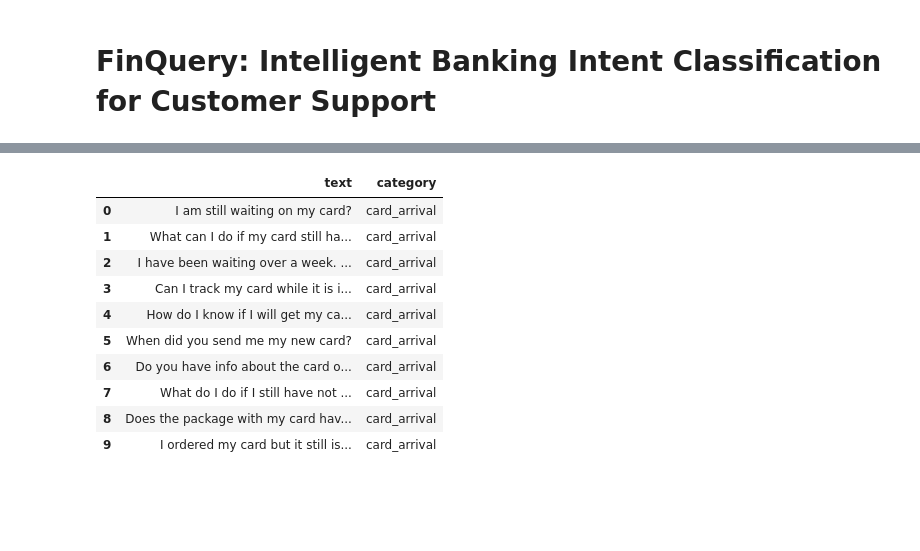
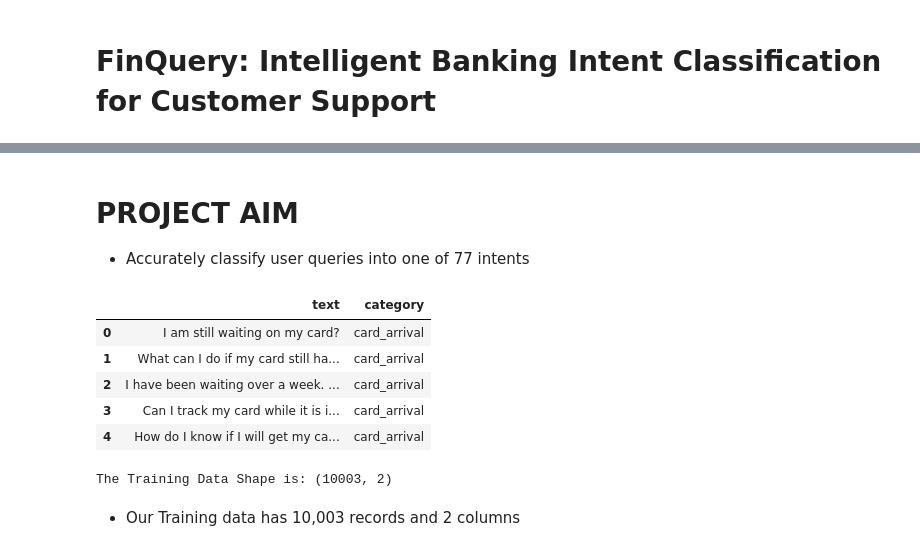
Before and after one commit to Daniel-Muruthi/finquery, a Jupyter notebook: index.ipynb, the cells around one changed output, grey strips where cells are left out. Saved outputs shown, nothing was run; the diff lists cells and outputs as text; code cells hidden in the pictures; blank space fills up the shorter version.

```diff
--- a/index.ipynb
+++ b/index.ipynb
@@ -3 +15,5 @@
+# %% [markdown]
+# PROJECT AIM
+
+- Accurately classify user queries into one of 77 intents
 # %%
@@ -7,15 +35,21 @@ import pandas as pd
 # %%
-df = pd.read_csv("train.csv")
-df.head(10)
+# Creating Dataframe from the training Dataset
+# Load the training dataset
+
+train_df = pd.read_csv("train.csv")
+train_df.head()
 # %% [output]
 |  | text | category |
 | 0 | I am still waiting on my card? | card_arrival |
 | 1 | What can I do if my card still ha... | card_arrival |
 | 2 | I have been waiting over a week. ... | card_arrival |
 | 3 | Can I track my card while it is i... | card_arrival |
 | 4 | How do I know if I will get my ca... | card_arrival |
-| 5 | When did you send me my new card? | card_arrival |
-| 6 | Do you have info about the card o... | card_arrival |
-| 7 | What do I do if I still have not ... | card_arrival |
-| 8 | Does the package with my card hav... | card_arrival |
-| 9 | I ordered my card but it still is... | card_arrival |
+# %%
+# Examining the Data
+
+print(f"The Training Data Shape is: {train_df.shape}")
+# %% [output]
+The Training Data Shape is: (10003, 2)
+# %% [markdown]
+- Our Training data has 10,003 records and 2 columns
```
Also changed, not shown: parts of 16 cells of this notebook, 3 other files.
